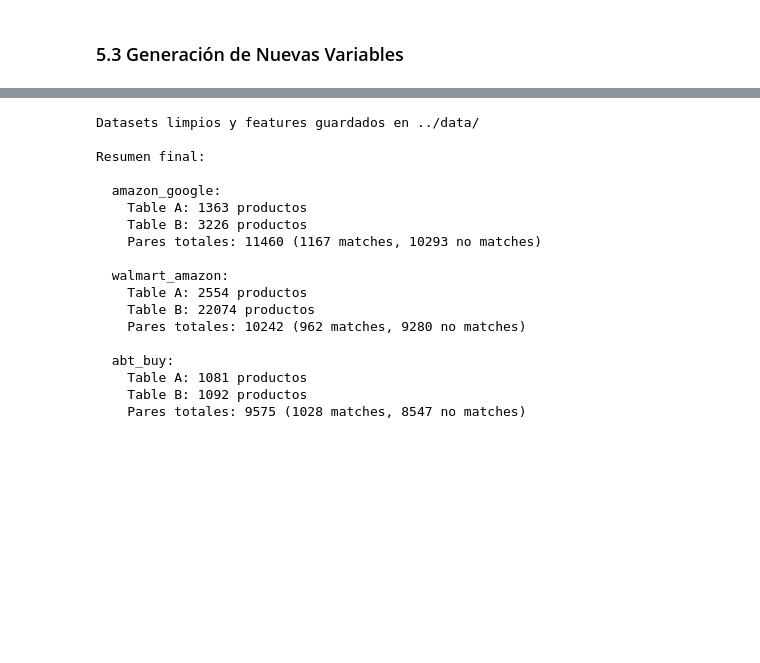
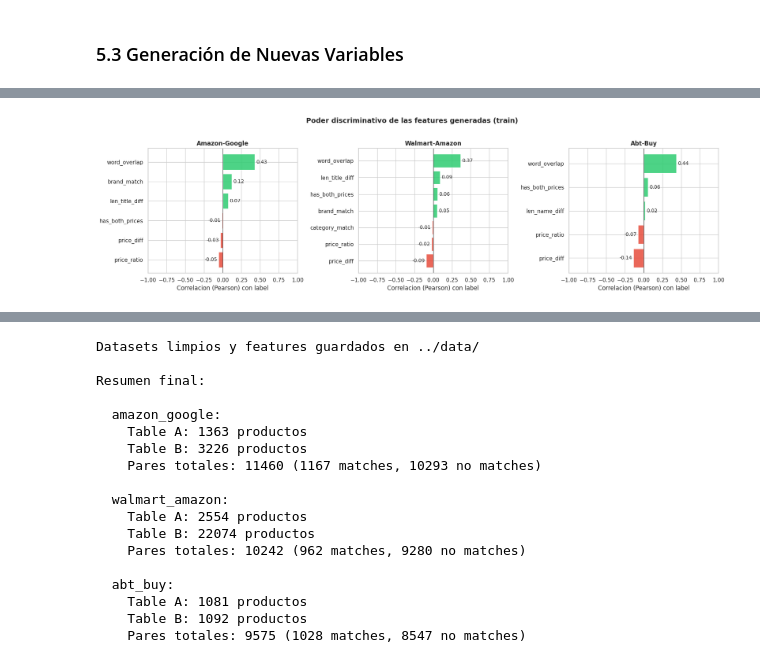
Before and after one commit to pescudeiro/CDA-2, a Jupyter notebook: notebooks/01_dataset_description_executed.ipynb, the cells around one changed output, grey strips where cells are left out. Cells and saved outputs as stored; diff of their text form; code cells hidden in the pictures; blank space fills up the shorter version.

```diff
--- a/notebooks/01_dataset_description_executed.ipynb
+++ b/notebooks/01_dataset_description_executed.ipynb
@@ -782,16 +838,0 @@ See the caveats in the documentation: https://pandas.pydata.org/pandas-docs/stab
-# %%
-print("Codificación de variables categóricas:")
-for name, ds in cleaned_datasets.items():
-    print(f"\n  === {name} ===")
-
-    for table_name in ['tableA', 'tableB']:
-        table = ds[table_name]
-
-        # Identificar columnas categóricas
-        cat_cols = [c for c in table.columns if c not in ['id', 'price', 'title', 'name', 'description']]
-
-        for col in cat_cols:
-            unique_vals = table[col].dropna().nunique()
-            top_vals = table[col].value_counts().head(5)
-            print(f"\n  {table_name}.{col} ({unique_vals} valores únicos):")
-            print(f"    Top 5: {dict(top_vals)}")
@@ -1008,0 +1029,48 @@ See the caveats in the documentation: https://pandas.pydata.org/pandas-docs/stab
+# %%
+import warnings
+warnings.filterwarnings('ignore', category=RuntimeWarning)
+
+fig, axes = plt.subplots(1, 3, figsize=(18, 5))
+
+for ax, (name, splits) in zip(axes, all_features.items()):
+    train = splits['train']
+    base_cols = set(datasets[name]['train'].columns)
+    feature_cols = [c for c in train.columns if c not in base_cols and c != 'label']
+    feature_cols = [c for c in feature_cols if pd.api.types.is_numeric_dtype(train[c])]
+
+    if not feature_cols:
+        ax.text(0.5, 0.5, 'Sin features numericas', ha='center', va='center')
+        ax.set_title(name)
+        continue
+
+    corr = train[feature_cols + ['label']].corr()['label'].drop('label').sort_values()
+
+    colors = ['#e74c3c' if v < 0 else '#2ecc71' for v in corr.values]
+    ax.barh(corr.index, corr.values, color=colors, alpha=0.85)
+    ax.axvline(0, color='black', linewidth=0.6)
+    ax.set_title(name.replace('_', '-').title(), fontweight='bold')
+    ax.set_xlabel('Correlacion (Pearson) con label')
+    ax.set_xlim(-1, 1)
+    for i, v in enumerate(corr.values):
+        ax.text(v + (0.02 if v >= 0 else -0.02), i, f'{v:.2f}',
+                va='center', ha='left' if v >= 0 else 'right', fontsize=10)
+
+plt.suptitle('Poder discriminativo de las features generadas (train)',
+             fontsize=14, fontweight='bold', y=1.02)
+plt.tight_layout()
+plt.savefig('../data/feature_correlation.png', dpi=150, bbox_inches='tight')
+plt.show()
+
+print("Features finales que pasan al modelo (correlacion con label):\n")
+for name, splits in all_features.items():
+    train = splits['train']
+    base_cols = set(datasets[name]['train'].columns)
+    feature_cols = [c for c in train.columns if c not in base_cols and c != 'label']
+    feature_cols = [c for c in feature_cols if pd.api.types.is_numeric_dtype(train[c])]
+    print(f"  === {name} ===")
+    for c in feature_cols:
+        corr = train[c].corr(train['label'])
+        print(f"    {c:25s}  corr={corr:+.3f}")
+    print()
+# %% [output]
+[figure, added]
```
Also changed, not shown: parts of 29 cells of this notebook, 13 other files.
